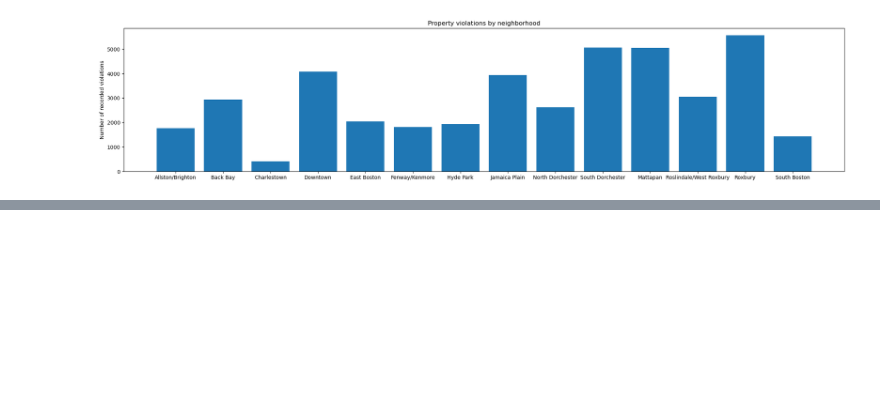
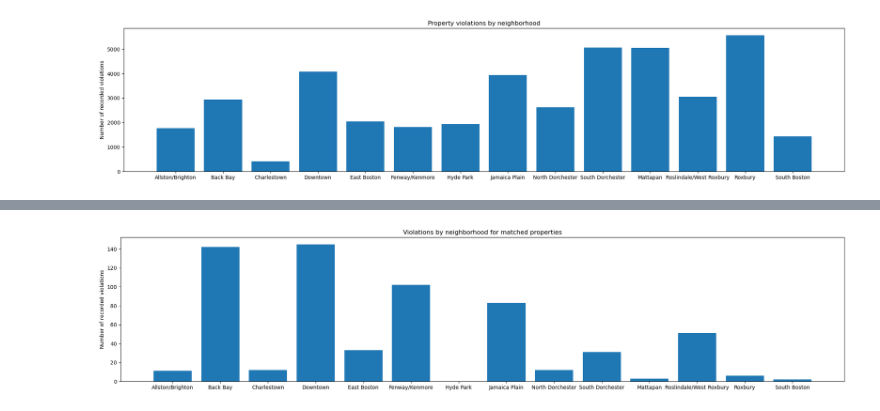
Before and after one commit to CHUF04/ds-councilor-louijeune-small-landlord, a Jupyter notebook: fall22-team-1/deliverable3/extension.ipynb, the cells around one changed output, grey strips where cells are left out. Cells and saved outputs as stored; diff of their text form; code cells hidden in the pictures; blank space fills up the shorter version.

Commit message:
more graphs

```diff
--- a/fall22-team-1/deliverable3/extension.ipynb
+++ b/fall22-team-1/deliverable3/extension.ipynb
@@ -157,0 +181,14 @@ Index(['case_no', 'status_dttm', 'status', 'code', 'value', 'description',
+# %%
+neigh_bins2 = {'Allston/Brighton': 0, 'Back Bay': 0, 'Charlestown': 0, 'Downtown': 0, 'East Boston': 0, 'Fenway/Kenmore': 0, 'Hyde Park': 0, 'Jamaica Plain': 0, 'North Dorchester': 0, 'South Dorchester': 0, 'Mattapan': 0, 'Roslindale/West Roxbury': 0, 'Roxbury': 0, 'South Boston': 0}
+
+fig, ax = plt.subplots(figsize=(25, 5))
+
+merged['ward'].apply(ward_to_neighb_generator(neigh_bins2))
+
+ax.bar(neigh_bins2.keys(), neigh_bins2.values())
+ax.set_ylabel("Number of recorded violations")
+ax.set_title("Violations by neighborhood for matched properties")
+
+plt.show()
+# %% [output]
+[figure, added]
```
Also changed, not shown: parts of 7 cells of this notebook, 6 other files.
